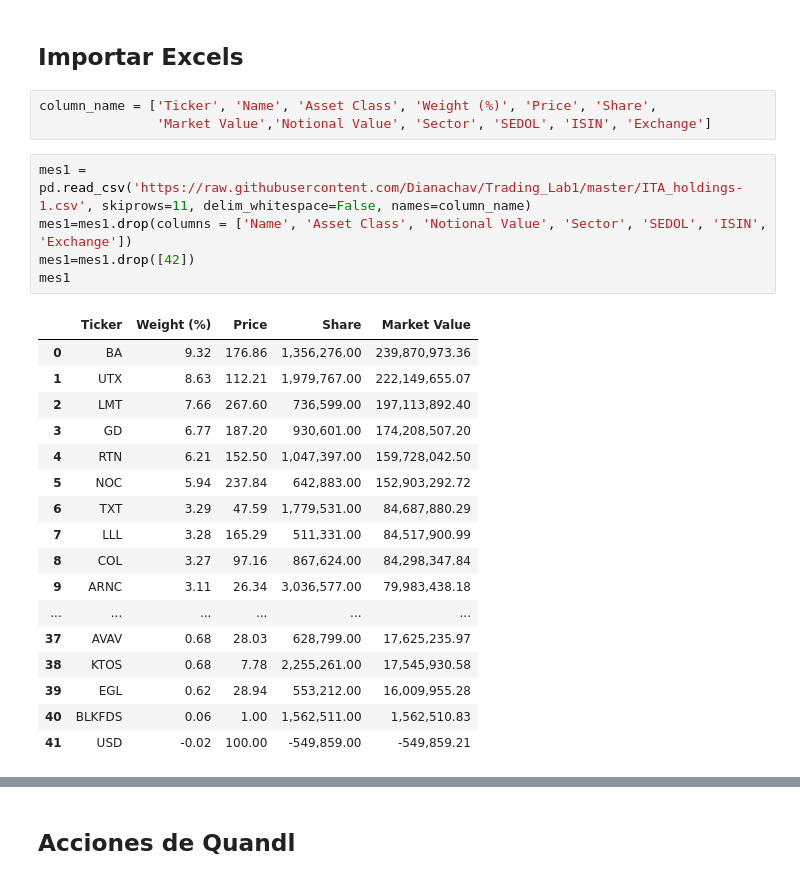
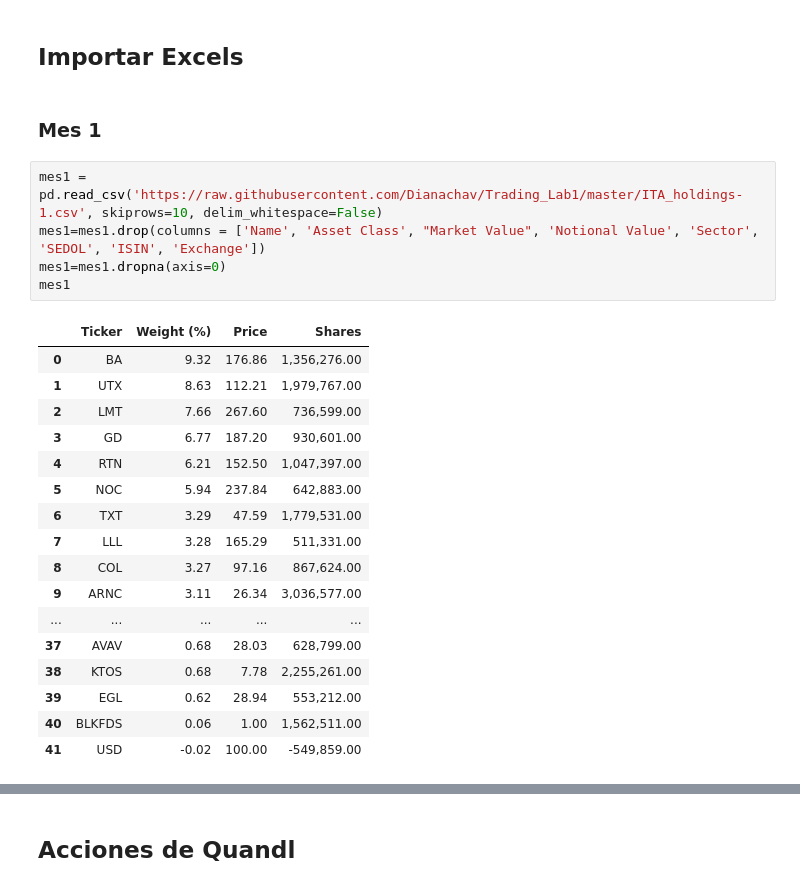
Before and after one commit to Dianachav/Trading_Lab1, a Jupyter notebook: Lab1_Python.ipynb, the cells around one changed output, grey strips where cells are left out. Cells and saved outputs as stored; diff of their text form.

```diff
--- a/Lab1_Python.ipynb
+++ b/Lab1_Python.ipynb
@@ -7,30 +7,29 @@ import pandas as pd
 import scipy.stats as stats
 # %% [markdown]
 ## Importar Excels
-# %%
-column_name = ['Ticker', 'Name', 'Asset Class', 'Weight (%)', 'Price', 'Share',
-               'Market Value','Notional Value', 'Sector', 'SEDOL', 'ISIN', 'Exchange']
+# %% [markdown]
+### Mes 1
 # %%
-mes1 = pd.read_csv('https://raw.githubusercontent.com/Dianachav/Trading_Lab1/master/ITA_holdings-1.csv', skiprows=11, delim_whitespace=False, names=column_name)
-mes1=mes1.drop(columns = ['Name', 'Asset Class', 'Notional Value', 'Sector', 'SEDOL', 'ISIN', 'Exchange'])
-mes1=mes1.drop([42])
+mes1 = pd.read_csv('https://raw.githubusercontent.com/Dianachav/Trading_Lab1/master/ITA_holdings-1.csv', skiprows=10, delim_whitespace=False)
+mes1=mes1.drop(columns = ['Name', 'Asset Class', "Market Value", 'Notional Value', 'Sector', 'SEDOL', 'ISIN', 'Exchange'])
+mes1=mes1.dropna(axis=0)
 mes1
 # %% [output]
-|  | Ticker | Weight (%) | Price | Share | Market Value |
-| 0 | BA | 9.32 | 176.86 | 1,356,276.00 | 239,870,973.36 |
-| 1 | UTX | 8.63 | 112.21 | 1,979,767.00 | 222,149,655.07 |
-| 2 | LMT | 7.66 | 267.60 | 736,599.00 | 197,113,892.40 |
-| 3 | GD | 6.77 | 187.20 | 930,601.00 | 174,208,507.20 |
-| 4 | RTN | 6.21 | 152.50 | 1,047,397.00 | 159,728,042.50 |
-| 5 | NOC | 5.94 | 237.84 | 642,883.00 | 152,903,292.72 |
-| 6 | TXT | 3.29 | 47.59 | 1,779,531.00 | 84,687,880.29 |
-| 7 | LLL | 3.28 | 165.29 | 511,331.00 | 84,517,900.99 |
-| 8 | COL | 3.27 | 97.16 | 867,624.00 | 84,298,347.84 |
-| 9 | ARNC | 3.11 | 26.34 | 3,036,577.00 | 79,983,438.18 |
-| ... | ... | ... | ... | ... | ... |
-| 37 | AVAV | 0.68 | 28.03 | 628,799.00 | 17,625,235.97 |
-| 38 | KTOS | 0.68 | 7.78 | 2,255,261.00 | 17,545,930.58 |
-| 39 | EGL | 0.62 | 28.94 | 553,212.00 | 16,009,955.28 |
-| 40 | BLKFDS | 0.06 | 1.00 | 1,562,511.00 | 1,562,510.83 |
-| 41 | USD | -0.02 | 100.00 | -549,859.00 | -549,859.21 |
+|  | Ticker | Weight (%) | Price | Shares |
+| 0 | BA | 9.32 | 176.86 | 1,356,276.00 |
+| 1 | UTX | 8.63 | 112.21 | 1,979,767.00 |
+| 2 | LMT | 7.66 | 267.60 | 736,599.00 |
+| 3 | GD | 6.77 | 187.20 | 930,601.00 |
+| 4 | RTN | 6.21 | 152.50 | 1,047,397.00 |
+| 5 | NOC | 5.94 | 237.84 | 642,883.00 |
+| 6 | TXT | 3.29 | 47.59 | 1,779,531.00 |
+| 7 | LLL | 3.28 | 165.29 | 511,331.00 |
+| 8 | COL | 3.27 | 97.16 | 867,624.00 |
+| 9 | ARNC | 3.11 | 26.34 | 3,036,577.00 |
+| ... | ... | ... | ... | ... |
+| 37 | AVAV | 0.68 | 28.03 | 628,799.00 |
+| 38 | KTOS | 0.68 | 7.78 | 2,255,261.00 |
+| 39 | EGL | 0.62 | 28.94 | 553,212.00 |
+| 40 | BLKFDS | 0.06 | 1.00 | 1,562,511.00 |
+| 41 | USD | -0.02 | 100.00 | -549,859.00 |
 # %%
```
Also changed, not shown: parts of 34 cells of this notebook.
